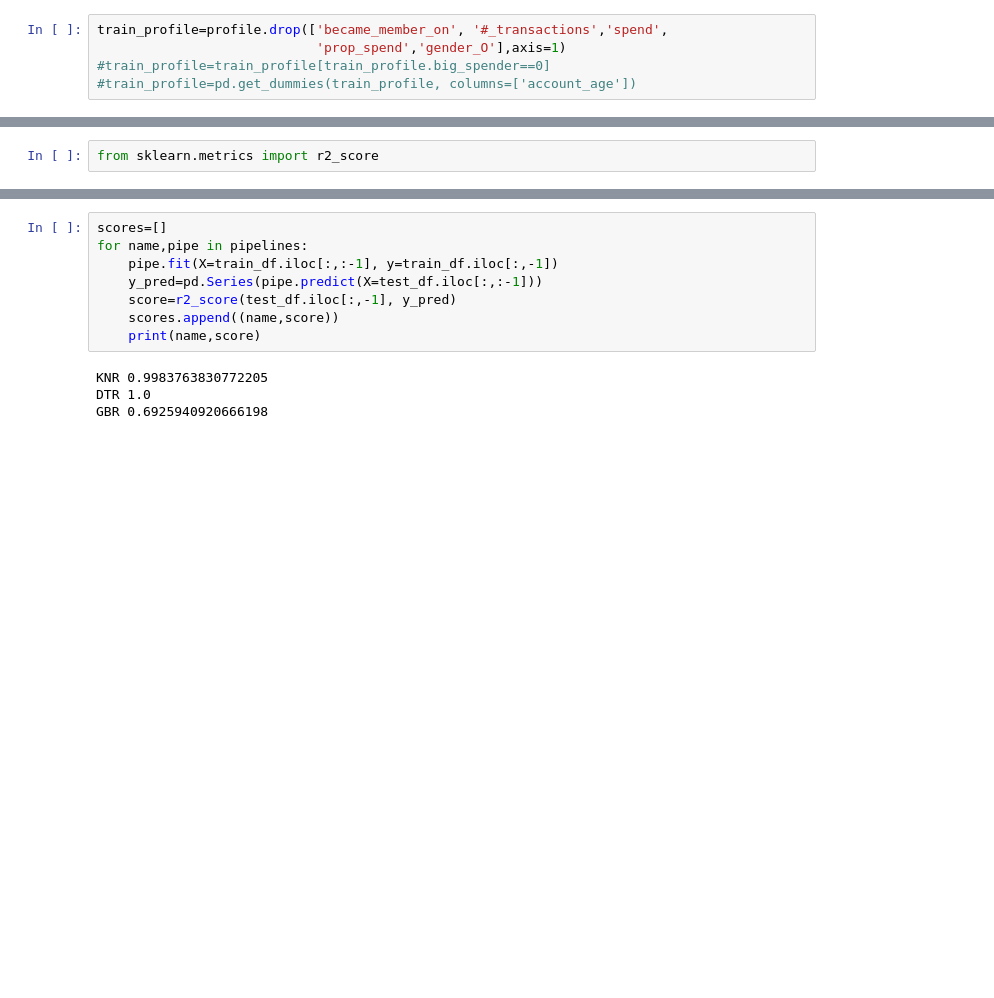
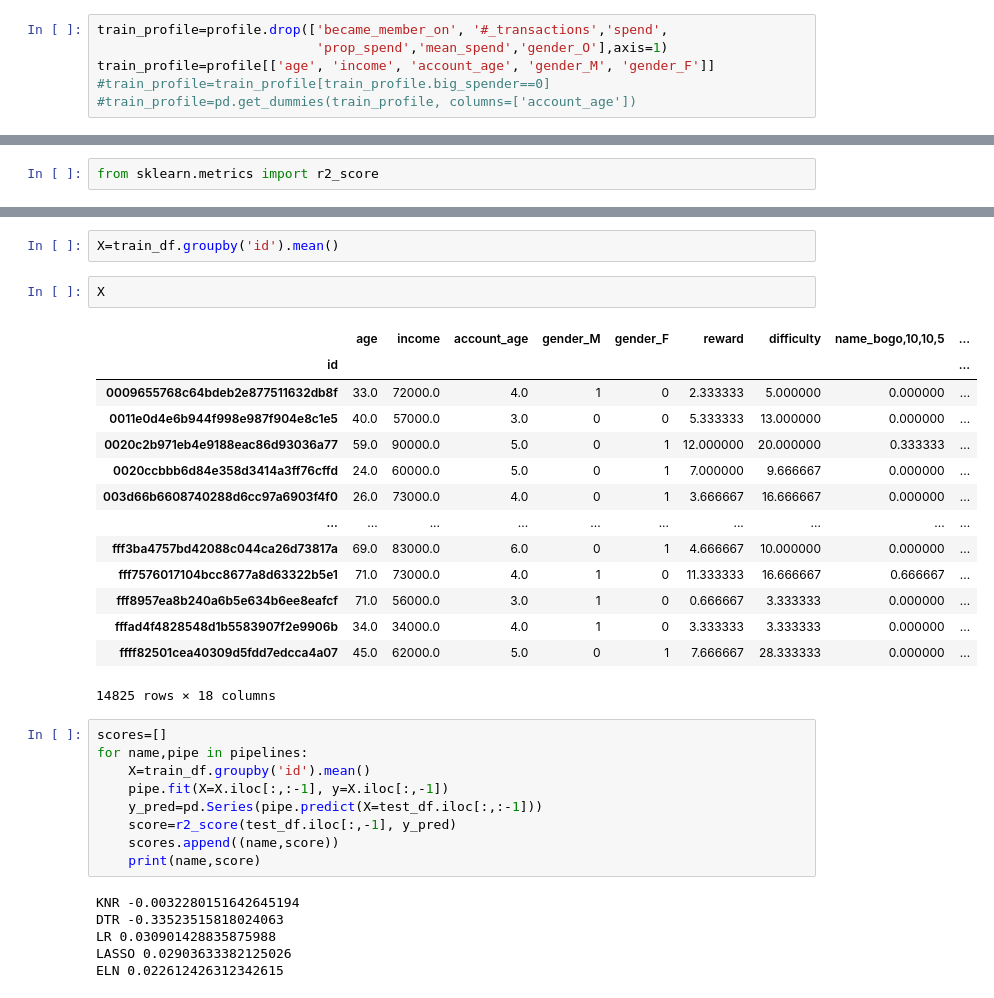
Before and after one commit to Stigant/Starbucks-Project, a Jupyter notebook: Spend Prediction.ipynb, the cells around one changed output, grey strips where cells are left out. Cells and saved outputs as stored; diff of their text form; blank space fills up the shorter version.

```diff
--- a/Spend Prediction.ipynb
+++ b/Spend Prediction.ipynb
@@ -173,6 +192,7 @@ pipelines = [
 # %%
 train_profile=profile.drop(['became_member_on', '#_transactions','spend',
-                            'prop_spend','gender_O'],axis=1)
+                            'prop_spend','mean_spend','gender_O'],axis=1)
+train_profile=profile[['age', 'income', 'account_age', 'gender_M', 'gender_F']]
 #train_profile=train_profile[train_profile.big_spender==0]
 #train_profile=pd.get_dummies(train_profile, columns=['account_age'])
 # %%
@@ -189,15 +227,37 @@ train_df.head()
+# %%
+X=train_df.groupby('id').mean()
+# %%
+X
+# %% [output]
+|  | age | income | account_age | gender_M | gender_F | reward | difficulty | name_bogo,10,10,5 | ... |
+| id |  |  |  |  |  |  |  |  | ... |
+| 0009655768c64bdeb2e877511632db8f | 33.0 | 72000.0 | 4.0 | 1 | 0 | 2.333333 | 5.000000 | 0.000000 | ... |
+| 0011e0d4e6b944f998e987f904e8c1e5 | 40.0 | 57000.0 | 3.0 | 0 | 0 | 5.333333 | 13.000000 | 0.000000 | ... |
+| 0020c2b971eb4e9188eac86d93036a77 | 59.0 | 90000.0 | 5.0 | 0 | 1 | 12.000000 | 20.000000 | 0.333333 | ... |
+| 0020ccbbb6d84e358d3414a3ff76cffd | 24.0 | 60000.0 | 5.0 | 0 | 1 | 7.000000 | 9.666667 | 0.000000 | ... |
+| 003d66b6608740288d6cc97a6903f4f0 | 26.0 | 73000.0 | 4.0 | 0 | 1 | 3.666667 | 16.666667 | 0.000000 | ... |
+| ... | ... | ... | ... | ... | ... | ... | ... | ... | ... |
+| fff3ba4757bd42088c044ca26d73817a | 69.0 | 83000.0 | 6.0 | 0 | 1 | 4.666667 | 10.000000 | 0.000000 | ... |
+| fff7576017104bcc8677a8d63322b5e1 | 71.0 | 73000.0 | 4.0 | 1 | 0 | 11.333333 | 16.666667 | 0.666667 | ... |
+| fff8957ea8b240a6b5e634b6ee8eafcf | 71.0 | 56000.0 | 3.0 | 1 | 0 | 0.666667 | 3.333333 | 0.000000 | ... |
+| fffad4f4828548d1b5583907f2e9906b | 34.0 | 34000.0 | 4.0 | 1 | 0 | 3.333333 | 3.333333 | 0.000000 | ... |
+| ffff82501cea40309d5fdd7edcca4a07 | 45.0 | 62000.0 | 5.0 | 0 | 1 | 7.666667 | 28.333333 | 0.000000 | ... |
+14825 rows × 18 columns
 # %%
 scores=[]
 for name,pipe in pipelines:
-    pipe.fit(X=train_df.iloc[:,:-1], y=train_df.iloc[:,-1])
+    X=train_df.groupby('id').mean()
+    pipe.fit(X=X.iloc[:,:-1], y=X.iloc[:,-1])
     y_pred=pd.Series(pipe.predict(X=test_df.iloc[:,:-1]))
     score=r2_score(test_df.iloc[:,-1], y_pred)
     scores.append((name,score))
     print(name,score)
 # %% [output]
-KNR 0.9983763830772205
-DTR 1.0
-GBR 0.6925940920666198
+KNR -0.0032280151642645194
+DTR -0.33523515818024063
+LR 0.030901428835875988
+LASSO 0.02903633382125026
+ELN 0.022612426312342615
 # %%
 for name,pipe in pipelines:
     extra_test=test_df.iloc[:,:-1]
```
Also changed, not shown: parts of 13 cells of this notebook.
